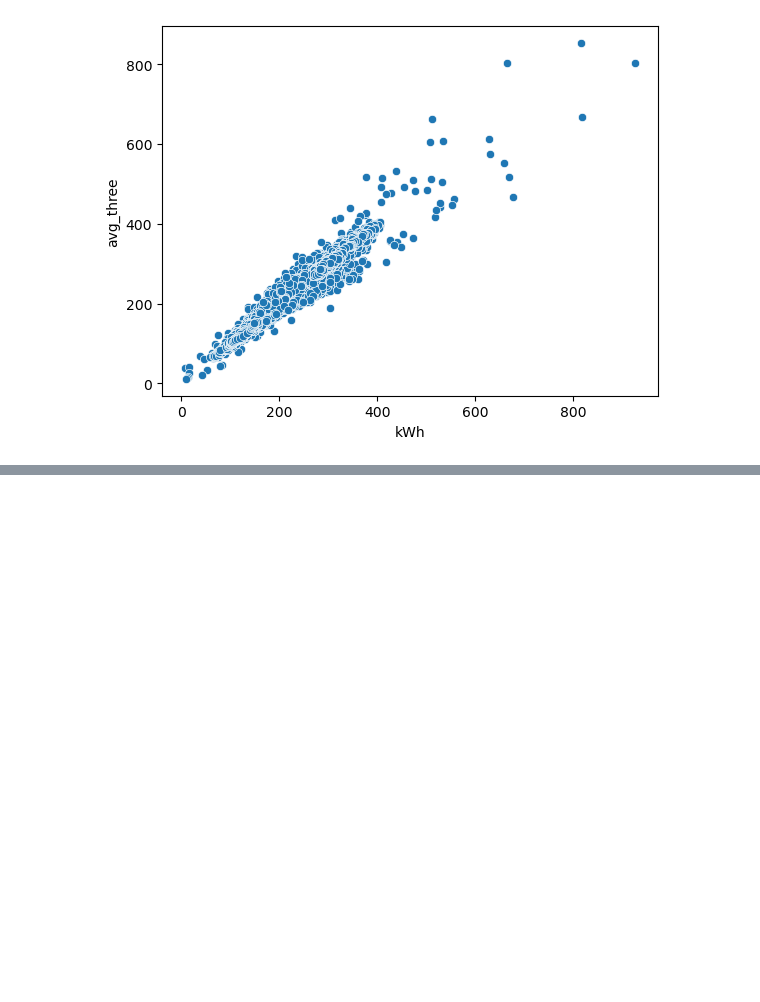
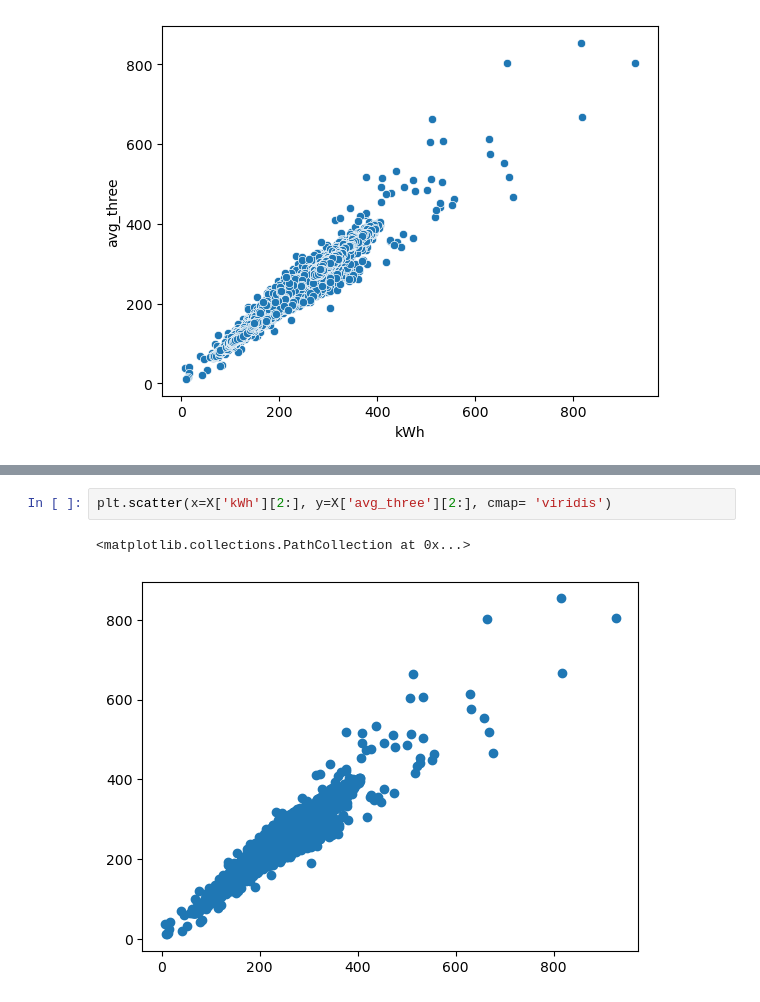
Before and after one commit to Sunpreet29/Task-3-Icon-Pro, a Jupyter notebook: task_solution.ipynb, the cells around one changed output, grey strips where cells are left out. Saved outputs shown, nothing was run; the diff lists cells and outputs as text; blank space fills up the shorter version.

```diff
--- a/task_solution.ipynb
+++ b/task_solution.ipynb
@@ -253,0 +337,5 @@ sns.scatterplot(data=X, x='kWh', y=predictions.)
+# %%
+plt.scatter(x=X['kWh'][2:], y=X['avg_three'][2:], cmap= 'viridis')
+# %% [output]
+<matplotlib.collections.PathCollection at 0x...>
+[figure, added]
```
Also changed, not shown: parts of 9 cells of this notebook.
